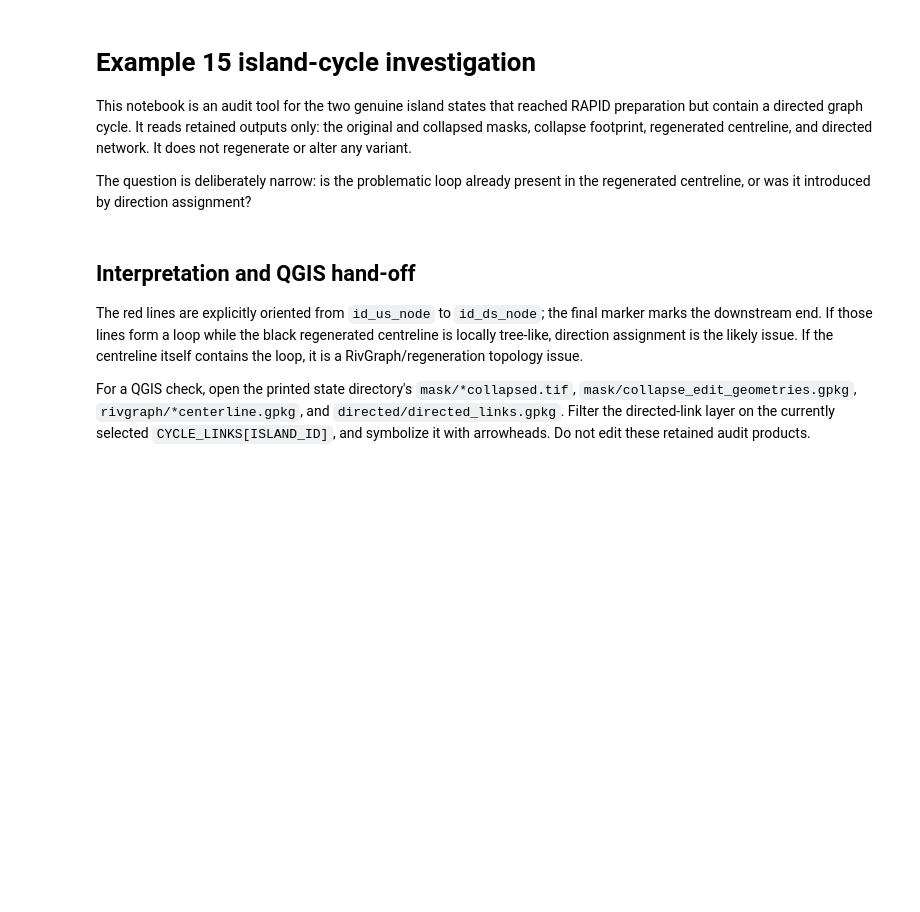
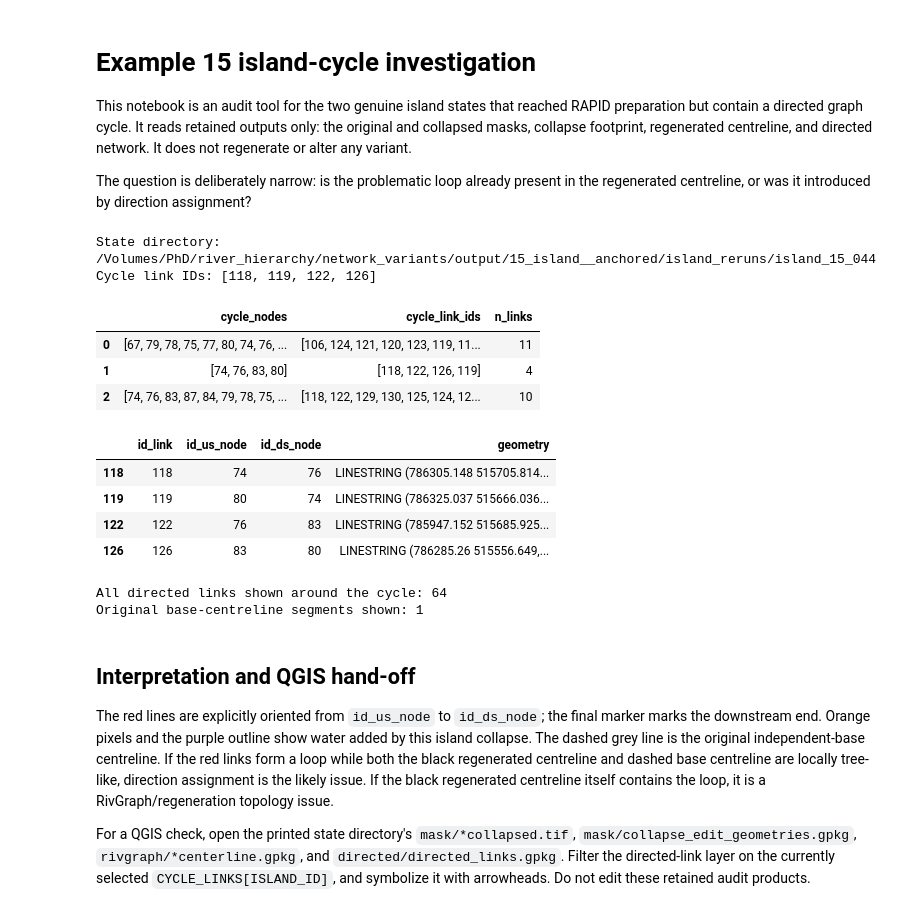
Before and after one commit to niekcde/river_hierarchy, a Jupyter notebook: network_variants/notebooks/island_cycle_investigation.ipynb, the cells around one changed output. Saved outputs shown, nothing was run; the diff lists cells and outputs as text; code cells hidden in the pictures; blank space fills up the shorter version.

```diff
--- a/network_variants/notebooks/island_cycle_investigation.ipynb
+++ b/network_variants/notebooks/island_cycle_investigation.ipynb
@@ -14,11 +14,20 @@ import pandas as pd
 import plotly.graph_objects as go
 import rasterio
 from rasterio.windows import Window, from_bounds
-from shapely.geometry import LineString
+from shapely.geometry import box
 
 OUTPUT_ROOT = Path('/Volumes/PhD/river_hierarchy/network_variants/output')
 EXAMPLE_ID = '15'
 ISLAND_ROOT = OUTPUT_ROOT / f'{EXAMPLE_ID}_island__anchored'
+
+def project_root(start=Path.cwd()):
+    for candidate in (start, *start.parents):
+        if (candidate / 'rivgraph_centerline').exists():
+            return candidate
+    raise FileNotFoundError('Could not locate the repository root containing rivgraph_centerline.')
+
+PROJECT_ROOT = project_root()
+BASE_CENTERLINE = PROJECT_ROOT / 'rivgraph_centerline' / 'outputs' / 'runs' / EXAMPLE_ID / 'rivgraph' / f'{EXAMPLE_ID}_centerline.gpkg'
 
 # Change this value and rerun the remaining cells. The listed links are the
 # directed cycles identified from the retained routing-width link layers.
@@ -36,6 +45,9 @@ VARIANT_DIR = STATE_DIR / 'variant'
 CYCLE_IDS = CYCLE_LINKS[ISLAND_ID]
 print('State directory:', STATE_DIR)
 print('Cycle link IDs:', CYCLE_IDS)
+# %% [output]
+State directory: /Volumes/PhD/river_hierarchy/network_variants/output/15_island__anchored/island_reruns/island_15_044
+Cycle link IDs: [118, 119, 122, 126]
 # %%
 paths = {
     'origin_mask': VARIANT_DIR / 'mask' / 'origin_mask.tif',
@@ -43,33 +55,45 @@ paths = {
     'collapse_edit': VARIANT_DIR / 'mask' / 'collapse_edit_geometries.gpkg',
     'centerline': VARIANT_DIR / 'rivgraph' / f'{ISLAND_ID}_centerline.gpkg',
     'directed_links': VARIANT_DIR / 'directed' / 'directed_links.gpkg',
     'directed_nodes': VARIANT_DIR / 'directed' / 'directed_nodes.gpkg',
+    'base_centerline': BASE_CENTERLINE,
 }
 missing = [name for name, path in paths.items() if not path.exists()]
 if missing:
     raise FileNotFoundError(f'Missing retained review products: {missing}')
 
 links = gpd.read_file(paths['directed_links'])
+base_centerline = gpd.read_file(paths['base_centerline']).to_crs(links.crs)
 nodes = gpd.read_file(paths['directed_nodes'])
 edits = gpd.read_file(paths['collapse_edit'])
 cycle_links = links.loc[links['id_link'].astype(int).isin(CYCLE_IDS)].copy()
 if len(cycle_links) != len(CYCLE_IDS):
     raise ValueError(f'Expected {len(CYCLE_IDS)} cycle links but found {len(cycle_links)}.')
 
 graph = nx.DiGraph()
 for row in links[['id_link', 'id_us_node', 'id_ds_node']].itertuples(index=False):
     graph.add_edge(int(row.id_us_node), int(row.id_ds_node), id_link=int(row.id_link))
 cycles = list(nx.simple_cycles(graph))
 
 def cycle_link_ids(cycle):
     return [graph[a][b]['id_link'] for a, b in zip(cycle, cycle[1:] + cycle[:1])]
 
 cycle_summary = pd.DataFrame([
     {'cycle_nodes': cycle, 'cycle_link_ids': cycle_link_ids(cycle), 'n_links': len(cycle)}
     for cycle in cycles
 ])
 display(cycle_summary)
 display(cycle_links[['id_link', 'id_us_node', 'id_ds_node', 'geometry']].sort_values('id_link'))
+# %% [output]
+|  | cycle_nodes | cycle_link_ids | n_links |
+| 0 | [67, 79, 78, 75, 77, 80, 74, 76, ... | [106, 124, 121, 120, 123, 119, 11... | 11 |
+| 1 | [74, 76, 83, 80] | [118, 122, 126, 119] | 4 |
+| 2 | [74, 76, 83, 87, 84, 79, 78, 75, ... | [118, 122, 129, 130, 125, 124, 12... | 10 |
+|  | id_link | id_us_node | id_ds_node | geometry |
+| 118 | 118 | 74 | 76 | LINESTRING (786305.148 515705.814... |
+| 119 | 119 | 80 | 74 | LINESTRING (786325.037 515666.036... |
+| 122 | 122 | 76 | 83 | LINESTRING (785947.152 515685.925... |
+| 126 | 126 | 83 | 80 | LINESTRING (786285.26 515556.649,... |
 # %%
 # Build an oriented, local display. Geometry is reversed where necessary so
 # each displayed line runs from id_us_node to id_ds_node.
@@ -89,10 +113,15 @@ def line_coordinates_oriented(row):
 cycle_bounds = cycle_links.total_bounds
 minx, miny, maxx, maxy = (cycle_bounds[0] - HALO_M, cycle_bounds[1] - HALO_M,
                          cycle_bounds[2] + HALO_M, cycle_bounds[3] + HALO_M)
-local_links = links.loc[links.intersects(LineString([(minx, miny), (maxx, maxy)]).buffer(max(maxx-minx, maxy-miny)))].copy()
-# The geometric crop above deliberately over-selects slightly; raster bounds below
-# provide the exact visual window.
+review_window_geometry = box(minx, miny, maxx, maxy)
+local_links = links.loc[links.intersects(review_window_geometry)].copy()
+base_local_centerline = base_centerline.loc[base_centerline.intersects(review_window_geometry)].copy()
+local_edits = edits.loc[edits.intersects(review_window_geometry)].copy()
 print(f'All directed links shown around the cycle: {len(local_links)}')
+print(f'Original base-centreline segments shown: {len(base_local_centerline)}')
+# %% [output]
+All directed links shown around the cycle: 64
+Original base-centreline segments shown: 1
 # %%
 with rasterio.open(paths['collapsed_mask']) as source:
     transform = source.transform
@@ -152,6 +203,6 @@ fig.show()
 # %% [markdown]
 ## Interpretation and QGIS hand-off
 
-The red lines are explicitly oriented from `id_us_node` to `id_ds_node`; the final marker marks the downstream end. If those lines form a loop while the black regenerated centreline is locally tree-like, direction assignment is the likely issue. If the centreline itself contains the loop, it is a RivGraph/regeneration topology issue.
+The red lines are explicitly oriented from `id_us_node` to `id_ds_node`; the final marker marks the downstream end. Orange pixels and the purple outline show water added by this island collapse. The dashed grey line is the original independent-base centreline. If the red links form a loop while both the black regenerated centreline and dashed base centreline are locally tree-like, direction assignment is the likely issue. If the black regenerated centreline itself contains the loop, it is a RivGraph/regeneration topology issue.
 
 For a QGIS check, open the printed state directory's `mask/*collapsed.tif`, `mask/collapse_edit_geometries.gpkg`, `rivgraph/*centerline.gpkg`, and `directed/directed_links.gpkg`. Filter the directed-link layer on the currently selected `CYCLE_LINKS[ISLAND_ID]`, and symbolize it with arrowheads. Do not edit these retained audit products.
```
Also changed, not shown: parts of 1 cell of this notebook, 18 other files.
